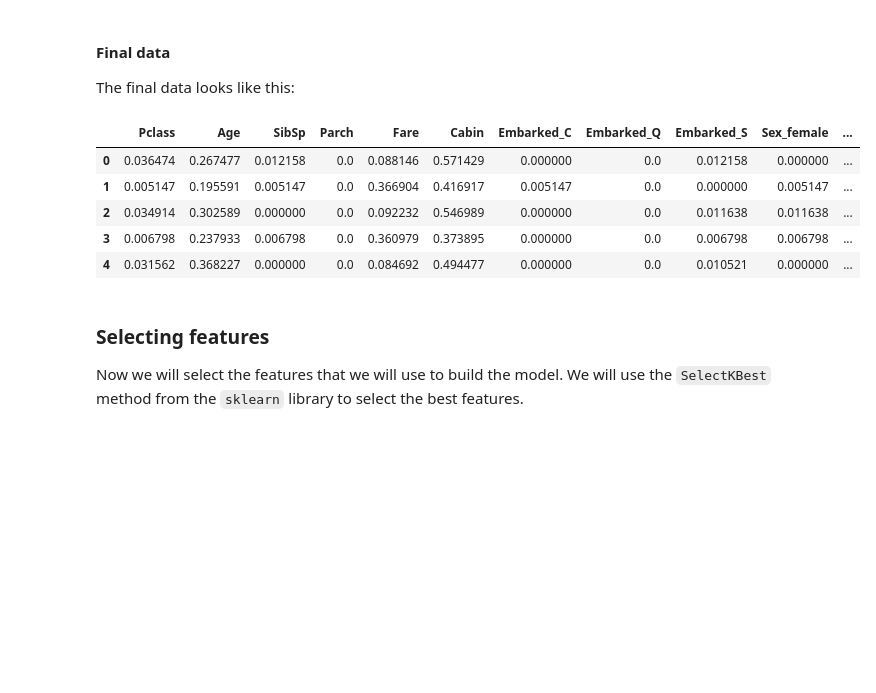
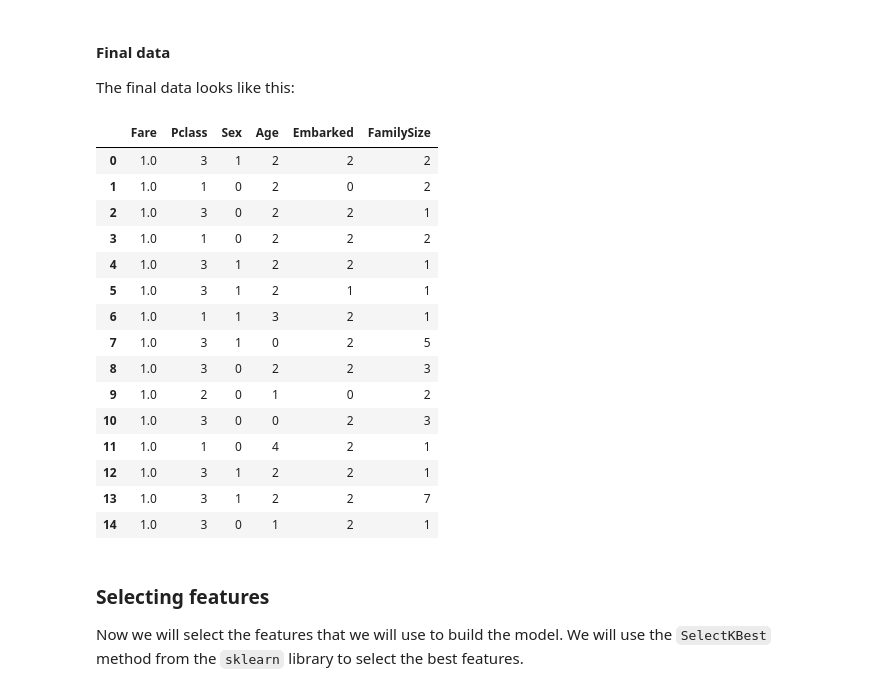
Before and after one commit to Luncenok/Data-mining, a Jupyter notebook: dm_project.ipynb, the cells around one changed output. Drawn from its saved outputs; the diff is of its cells as text; code cells hidden in the pictures; blank space fills up the shorter version.

```diff
--- a/dm_project.ipynb
+++ b/dm_project.ipynb
@@ -82,0 +94,6 @@ X['Cabin'] = label_encoder.fit_transform(X['Cabin'])
+# %%
+df_X = X.copy()
+df_X['Survived'] = y
+bins = [0, 9, 14, 42, 57, 59, 100]
+df_X['AgeBin'] = pd.cut(df_X['Age'], bins=bins, labels=[0, 1, 2, 3, 4, 5])
+df_X.groupby(['AgeBin', 'Survived']).size().unstack().apply(lambda x: x / x.sum(), axis=1)
@@ -82,0 +109,16 @@ X['Cabin'] = label_encoder.fit_transform(X['Cabin'])
+# %%
+def age_category(age):
+    if age <= bins[1]:
+        return 0
+    elif age <= bins[2]:
+        return 1
+    elif age <= bins[3]:
+        return 2
+    elif age <= bins[4]:
+        return 3
+    elif age <= bins[5]:
+        return 4
+    else:
+        return 5
+
+X['Age'] = X['Age'].apply(age_category)
@@ -83,11 +127,20 @@ X['Cabin'] = label_encoder.fit_transform(X['Cabin'])
+# %%
+X['FamilySize'] = X['SibSp'] + X['Parch'] + 1
+X = X.drop(['SibSp', 'Parch'], axis=1)
 # %% [markdown]
 #### Scaling the data
 We will scale the data using the L1 normalization.
 # %%
 from sklearn.preprocessing import Normalizer
 
-scaler = Normalizer(norm='l1').fit(X)
-X = pd.DataFrame(scaler.transform(X), columns=X.columns)
+X1 = X[['Fare']]
+X2 = X.drop(['Fare'], axis=1)
+
+# scaler = Normalizer(norm='l1').fit(X)
+# X = pd.DataFrame(scaler.transform(X), columns=X.columns)
+scaler = Normalizer(norm='max').fit(X1)
+X1 = pd.DataFrame(scaler.transform(X1), columns=X1.columns)
+X = pd.concat([X1, X2], axis=1)
 # %% [markdown]
 #### Splitting the data into training and testing sets
 We will split the data into training and testing sets using the `train_test_split` method from the `sklearn` library.
@@ -99,14 +152,24 @@ X_train, X_test, y_train, y_test = train_test_split(X, y, test_size=0.2)
 #### Final data
 The final data looks like this:
 # %%
-X.head()
+X.head(15)
 # %% [output]
-|  | Pclass | Age | SibSp | Parch | Fare | Cabin | Embarked_C | Embarked_Q | Embarked_S | Sex_female | ... |
-| 0 | 0.036474 | 0.267477 | 0.012158 | 0.0 | 0.088146 | 0.571429 | 0.000000 | 0.0 | 0.012158 | 0.000000 | ... |
-| 1 | 0.005147 | 0.195591 | 0.005147 | 0.0 | 0.366904 | 0.416917 | 0.005147 | 0.0 | 0.000000 | 0.005147 | ... |
-| 2 | 0.034914 | 0.302589 | 0.000000 | 0.0 | 0.092232 | 0.546989 | 0.000000 | 0.0 | 0.011638 | 0.011638 | ... |
-| 3 | 0.006798 | 0.237933 | 0.006798 | 0.0 | 0.360979 | 0.373895 | 0.000000 | 0.0 | 0.006798 | 0.006798 | ... |
-| 4 | 0.031562 | 0.368227 | 0.000000 | 0.0 | 0.084692 | 0.494477 | 0.000000 | 0.0 | 0.010521 | 0.000000 | ... |
+|  | Fare | Pclass | Sex | Age | Embarked | FamilySize |
+| 0 | 1.0 | 3 | 1 | 2 | 2 | 2 |
+| 1 | 1.0 | 1 | 0 | 2 | 0 | 2 |
+| 2 | 1.0 | 3 | 0 | 2 | 2 | 1 |
+| 3 | 1.0 | 1 | 0 | 2 | 2 | 2 |
+| 4 | 1.0 | 3 | 1 | 2 | 2 | 1 |
+| 5 | 1.0 | 3 | 1 | 2 | 1 | 1 |
+| 6 | 1.0 | 1 | 1 | 3 | 2 | 1 |
+| 7 | 1.0 | 3 | 1 | 0 | 2 | 5 |
+| 8 | 1.0 | 3 | 0 | 2 | 2 | 3 |
+| 9 | 1.0 | 2 | 0 | 1 | 0 | 2 |
+| 10 | 1.0 | 3 | 0 | 0 | 2 | 3 |
+| 11 | 1.0 | 1 | 0 | 4 | 2 | 1 |
+| 12 | 1.0 | 3 | 1 | 2 | 2 | 1 |
+| 13 | 1.0 | 3 | 1 | 2 | 2 | 7 |
+| 14 | 1.0 | 3 | 0 | 1 | 2 | 1 |
 # %% [markdown]
 ### Selecting features
 Now we will select the features that we will use to build the model. We will use the `SelectKBest` method from the `sklearn` library to select the best features.
```
Also changed, not shown: parts of 16 cells of this notebook, 1 other file.
